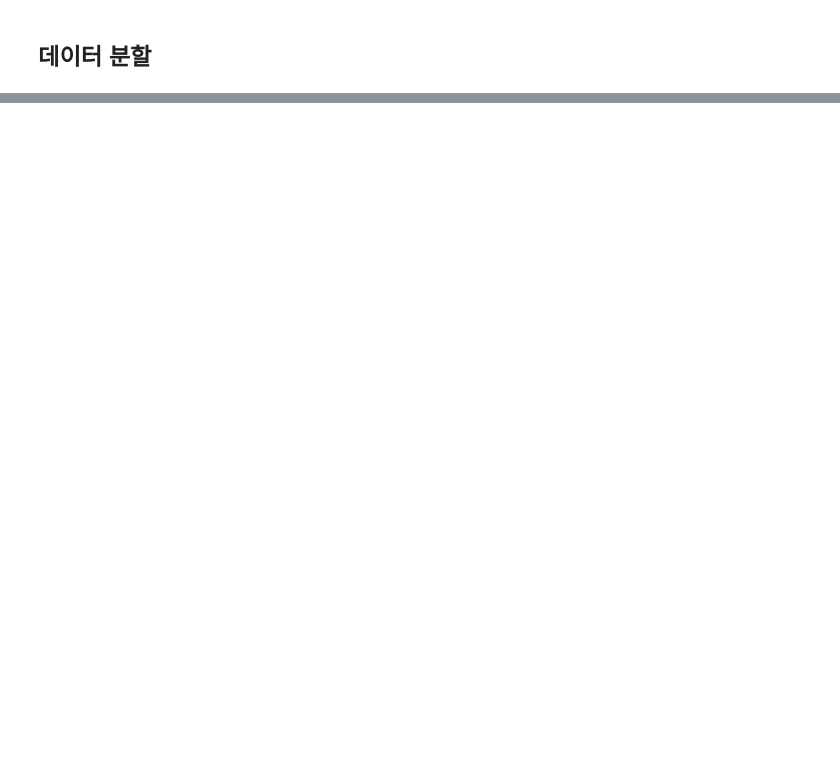
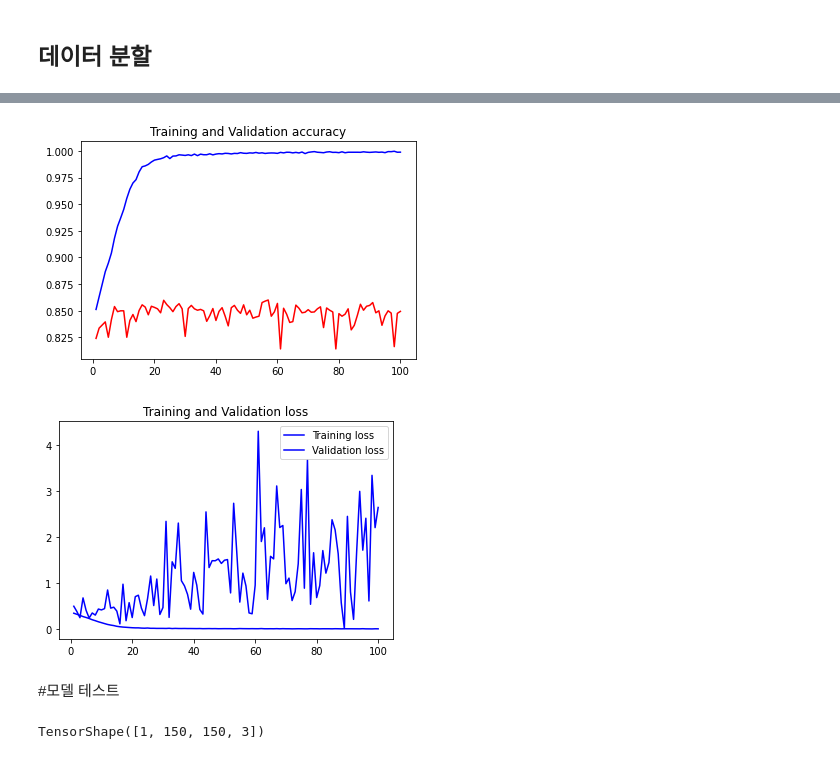
Before and after one commit to Kyeul/practice_keras, a Jupyter notebook: CNN_from_scratch.ipynb, the cells around one changed output, grey strips where cells are left out. Saved outputs shown, nothing was run; the diff lists cells and outputs as text; code cells hidden in the pictures; blank space fills up the shorter version.

```diff
--- a/CNN_from_scratch.ipynb
+++ b/CNN_from_scratch.ipynb
@@ -154,0 +264,28 @@ preprocessed_data = train_data.flow_from_directory(
+# %%
+import matplotlib.pyplot as plt
+
+
+acc = histroy.history['acc']
+val_acc = histroy.history['val_acc']
+loss = histroy.history['loss']
+val_loss = histroy.history['val_loss']
+
+epochs = range(1, len(acc)+1)
+
+plt.plot(epochs, acc, 'b', label='Training acc')
+plt.plot(epochs, val_acc, 'r', label='Validation acc')
+plt.title('Training and Validation accuracy')
+
+plt.figure()
+
+plt.plot(epochs, loss, 'b', label='Training loss')
+plt.plot(epochs, val_loss, 'b', label='Validation loss')
+plt.title('Training and Validation loss')
+plt.legend()
+
+plt.show()
+# %% [output]
+[figure, added]
+[figure, added]
+# %% [markdown]
+#모델 테스트
@@ -154,0 +302,4 @@ preprocessed_data = train_data.flow_from_directory(
+# %%
+np.shape(img_array)
+# %% [output]
+TensorShape([1, 150, 150, 3])
```
Also changed, not shown: parts of 25 cells of this notebook.
